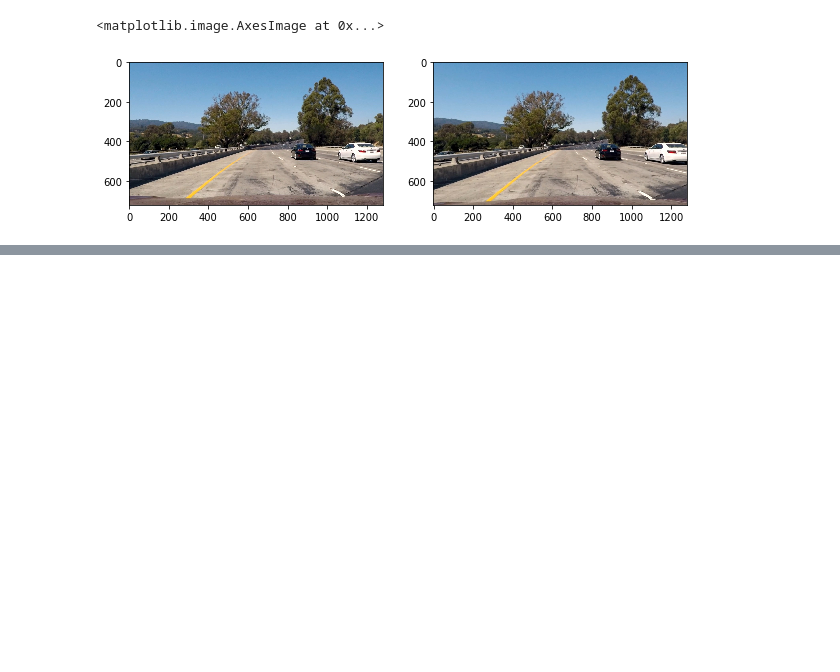
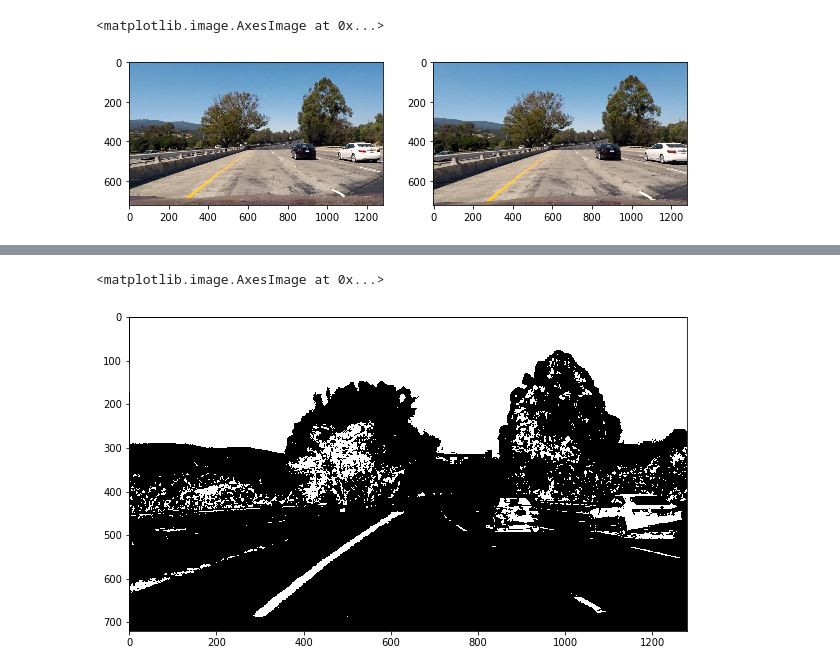
Before and after one commit to rknuffman/CarND-Advanced-Lane-Lines, a Jupyter notebook: camera_calibration.ipynb, the cells around one changed output, grey strips where cells are left out. Saved outputs shown, nothing was run; the diff lists cells and outputs as text; code cells hidden in the pictures; blank space fills up the shorter version.

```diff
--- a/camera_calibration.ipynb
+++ b/camera_calibration.ipynb
@@ -87,0 +163,15 @@ plt.imshow(dst[:,:,::-1])
+# %%
+def hls_select(img, thresh=(0, 255)):
+    hls = cv2.cvtColor(img, cv2.COLOR_RGB2HLS)
+    s_channel = hls[:,:,2]
+    binary_output = np.zeros_like(s_channel)
+    binary_output[(s_channel > thresh[0]) & (s_channel <= thresh[1])] = 1
+    return binary_output
+
+hls_binary = hls_select(img, thresh=(90, 255))
+# %%
+plt.figure(figsize=(10,10))
+plt.imshow(hls_binary, cmap='gray')
+# %% [output]
+<matplotlib.image.AxesImage at 0x...>
+[figure, added]
```
Also changed, not shown: parts of 8 cells of this notebook.
